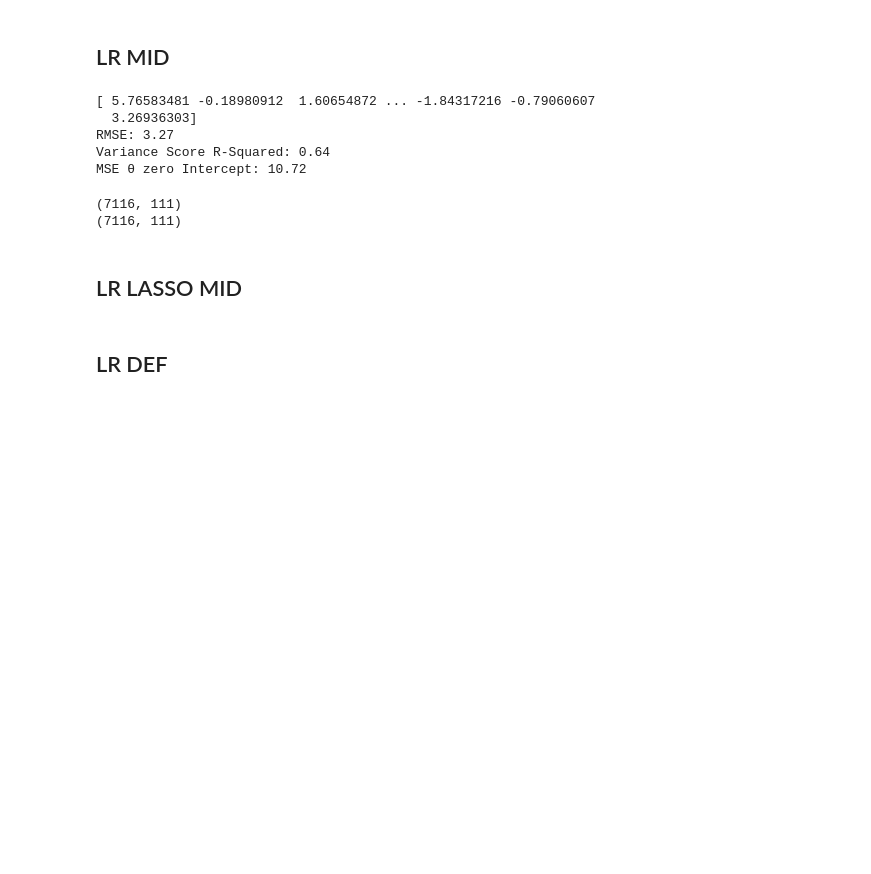
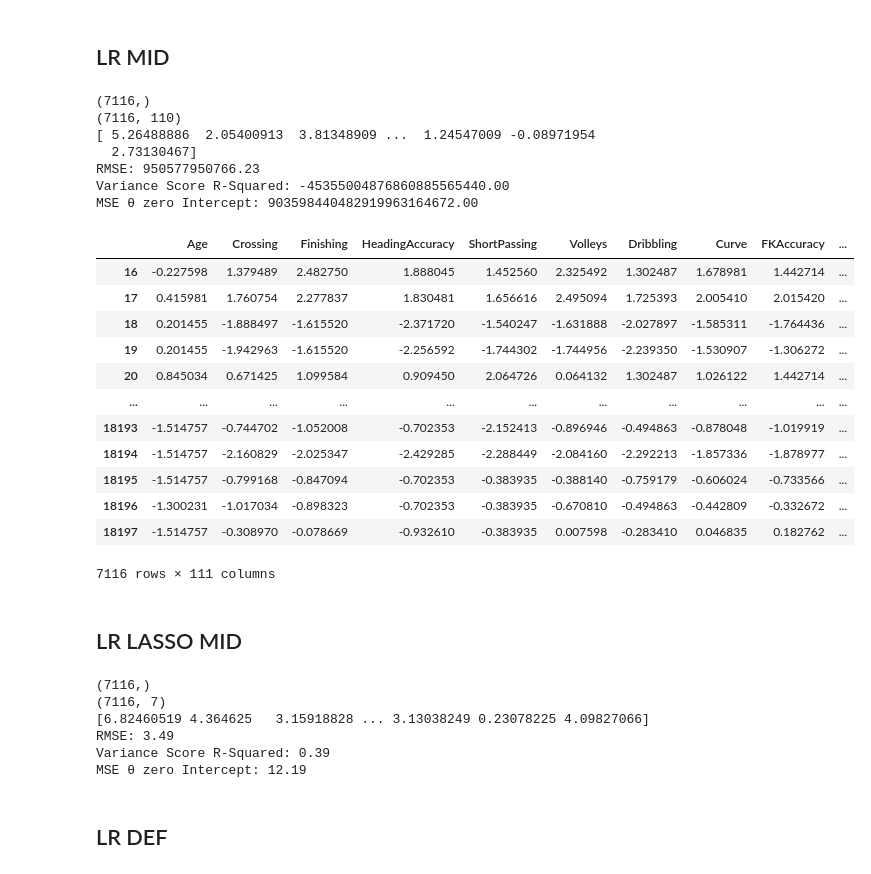
Before and after one commit to John-Slack/SEIS_763_Fifa_Values, a Jupyter notebook: Data/DataCleaningScripts/dataCleansing_ml8.ipynb, the cells around one changed output. Saved outputs shown, nothing was run; the diff lists cells and outputs as text; code cells hidden in the pictures; blank space fills up the shorter version.

```diff
--- a/Data/DataCleaningScripts/dataCleansing_ml8.ipynb
+++ b/Data/DataCleaningScripts/dataCleansing_ml8.ipynb
@@ -1350,13 +1350,16 @@ print("MSE θ zero Intercept: %.2f" %mean_squared_error(y_test, y_predATT))
 ## LR MID
 # %%
 # combine X&y, filter, split X&y
-y_all = y
-X_all = X
 
-df_mid = X[(X['MID'] == 1)]
+df = pd.concat([X,y],axis = 1)
 
-y_mid = y
-X_mid = X
+df_mid = df[(df['MID'] == 1)]
+
+y_mid = df_mid['NRM_Value_Mil']
+X_mid = df_mid.drop(['NRM_Value_Mil'], axis=1)
+
+print(y_mid.shape)
+print(X_mid.shape)
 
 #Splitting Data
 X_train , X_test, y_train, y_test = train_test_split(X_mid, y_mid, test_size= 0.20, random_state = 1234)
@@ -1376,8 +1379,10 @@ print("RMSE: %.2f" %(mean_squared_error(y_test, y_predMID)) ** 0.5)
 print("Variance Score R-Squared: %.2f" %r2_score(y_test,y_predMID))
 print("MSE θ zero Intercept: %.2f" %mean_squared_error(y_test, y_predMID))
 # %% [output]
-[ 5.76583481 -0.18980912  1.60654872 ... -1.84317216 -0.79060607
-  3.26936303]
-RMSE: 3.27
-Variance Score R-Squared: 0.64
-MSE θ zero Intercept: 10.72
+(7116,)
+(7116, 110)
+[ 5.26488886  2.05400913  3.81348909 ...  1.24547009 -0.08971954
+  2.73130467]
+RMSE: 950577950766.23
+Variance Score R-Squared: -45355004876860885565440.00
+MSE θ zero Intercept: 903598440482919963164672.00
@@ -1389,15 +1389,27 @@ MSE θ zero Intercept: 10.72
-# %%
-print(df_mid.shape)
-print(df_mid.shape)
-# %% [output]
-(7116, 111)
-(7116, 111)
+# %%
+df_mid
+# %% [output]
+|  | Age | Crossing | Finishing | HeadingAccuracy | ShortPassing | Volleys | Dribbling | Curve | FKAccuracy | ... |
+| 16 | -0.227598 | 1.379489 | 2.482750 | 1.888045 | 1.452560 | 2.325492 | 1.302487 | 1.678981 | 1.442714 | ... |
+| 17 | 0.415981 | 1.760754 | 2.277837 | 1.830481 | 1.656616 | 2.495094 | 1.725393 | 2.005410 | 2.015420 | ... |
+| 18 | 0.201455 | -1.888497 | -1.615520 | -2.371720 | -1.540247 | -1.631888 | -2.027897 | -1.585311 | -1.764436 | ... |
+| 19 | 0.201455 | -1.942963 | -1.615520 | -2.256592 | -1.744302 | -1.744956 | -2.239350 | -1.530907 | -1.306272 | ... |
+| 20 | 0.845034 | 0.671425 | 1.099584 | 0.909450 | 2.064726 | 0.064132 | 1.302487 | 1.026122 | 1.442714 | ... |
+| ... | ... | ... | ... | ... | ... | ... | ... | ... | ... | ... |
+| 18193 | -1.514757 | -0.744702 | -1.052008 | -0.702353 | -2.152413 | -0.896946 | -0.494863 | -0.878048 | -1.019919 | ... |
+| 18194 | -1.514757 | -2.160829 | -2.025347 | -2.429285 | -2.288449 | -2.084160 | -2.292213 | -1.857336 | -1.878977 | ... |
+| 18195 | -1.514757 | -0.799168 | -0.847094 | -0.702353 | -0.383935 | -0.388140 | -0.759179 | -0.606024 | -0.733566 | ... |
+| 18196 | -1.300231 | -1.017034 | -0.898323 | -0.702353 | -0.383935 | -0.670810 | -0.494863 | -0.442809 | -0.332672 | ... |
+| 18197 | -1.514757 | -0.308970 | -0.078669 | -0.932610 | -0.383935 | 0.007598 | -0.283410 | 0.046835 | 0.182762 | ... |
+7116 rows × 111 columns
 # %% [markdown]
 ## LR LASSO MID
 # %%
-Mid_Lasso_Attributes = ['Age', 'Reactions', 'Composure', 'International Reputation_2', 'International Reputation_3', 'International Reputation_4', 'International Reputation_5', 'Skill Moves_4', 'Skill Moves_5', '2022', '2023', '2024', '2019']
-X_mid_lasso = df_mid.drop(['NRM_Value_Mil'], axis=1)
-X_mid_lasso = X_mid_lasso[Mid_Lasso_Attributes]
+Mid_Lasso_Attributes = ['Age', 'Reactions', 'Composure', '2022', '2023', '2024', '2019']
+#X_mid_lasso = df_mid.drop(['NRM_Value_Mil'], axis=1)
+#X_mid_lasso = X_mid_lasso[Mid_Lasso_Attributes]
+
+X_mid_lasso = X_mid[Mid_Lasso_Attributes]
 
 print(y_mid.shape)
 print(X_mid_lasso.shape)
@@ -1419,6 +1431,13 @@ print("RMSE: %.2f" %(mean_squared_error(y_test, y_predMID)) ** 0.5)
 
 print("Variance Score R-Squared: %.2f" %r2_score(y_test,y_predMID))
 print("MSE θ zero Intercept: %.2f" %mean_squared_error(y_test, y_predMID))
+# %% [output]
+(7116,)
+(7116, 7)
+[6.82460519 4.364625   3.15918828 ... 3.13038249 0.23078225 4.09827066]
+RMSE: 3.49
+Variance Score R-Squared: 0.39
+MSE θ zero Intercept: 12.19
 # %% [markdown]
 ## LR DEF
 # %%
```
Also changed, not shown: parts of 9 cells of this notebook.
